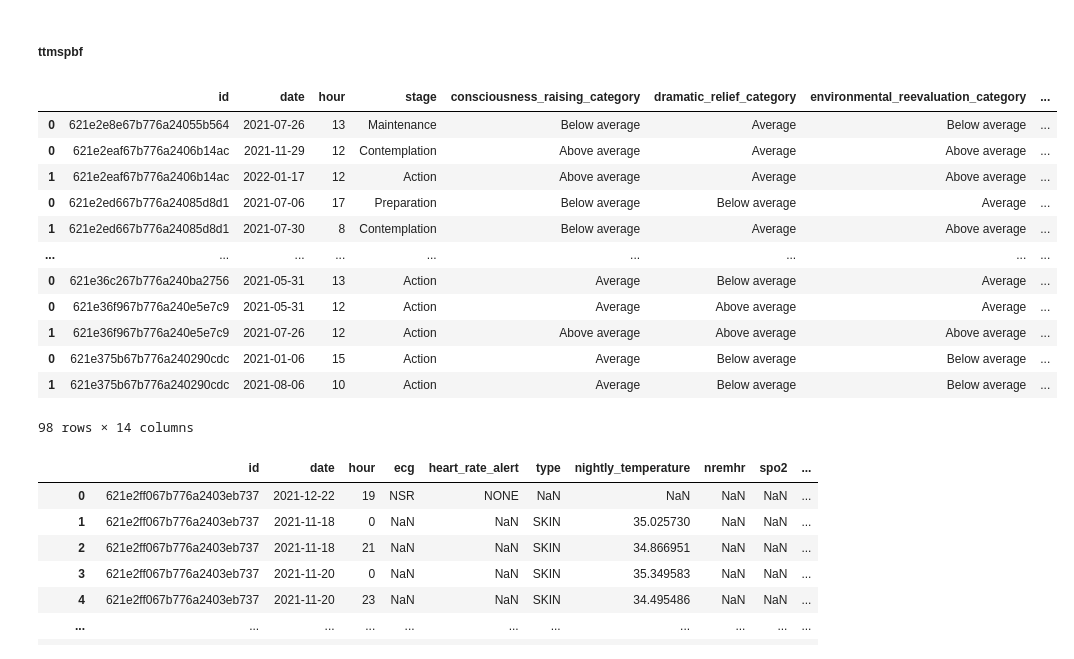
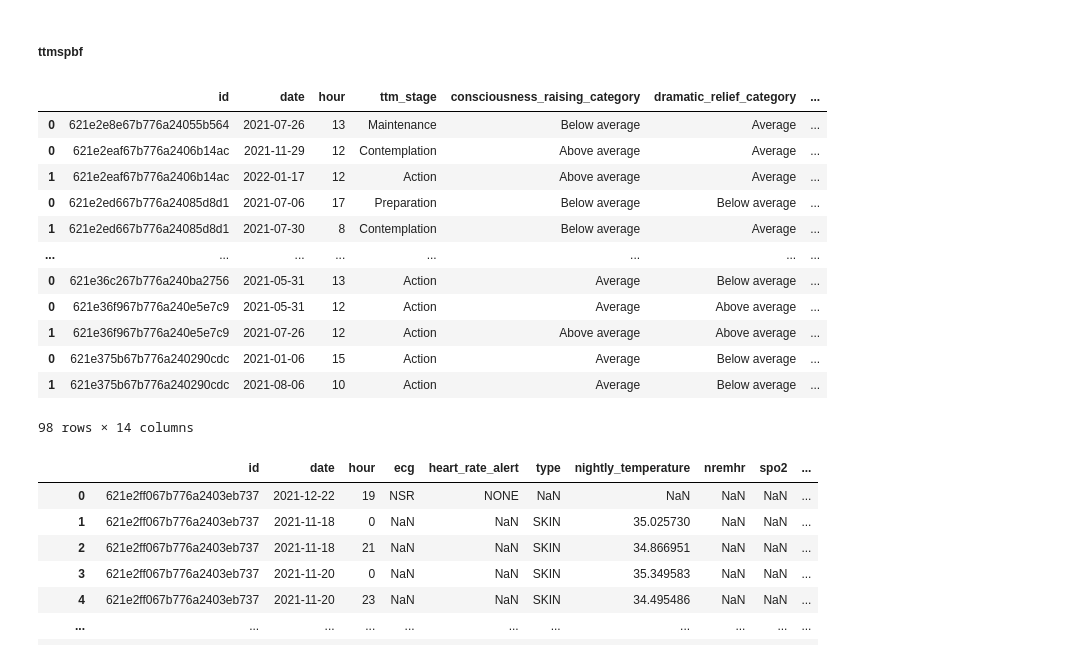
Before and after one commit to eparascho/LLMs-for-explanations, a Jupyter notebook: data_loading/surveys_data_loading.ipynb, the cells around one changed output. Drawn from its saved outputs; the diff is of its cells as text; code cells hidden in the pictures.

Commit message:
Surveys and semas pkl files

```diff
--- a/data_loading/surveys_data_loading.ipynb
+++ b/data_loading/surveys_data_loading.ipynb
@@ -439,7 +440,7 @@ ttm["date"] = ttm["data"].apply(lambda d: d["submitdate"])
 ttm = data_loading.date_conversion(ttm)
 
 # split data column (json format) into two columns (df format)
-ttm["stage"] = ttm["data"].apply(lambda d: d["stage"])
+ttm["ttm_stage"] = ttm["data"].apply(lambda d: d["stage"])
 for engage in range(2,32):
     if engage < 10:
         col_name = "processes[SQ00{}]".format(engage)
@@ -454,7 +455,7 @@ for engage in range(2,32):
 ttm.drop(['data', 'type'], axis=1, inplace=True)
 
 # encoding of the answer of the stage based on the official scoring document
-ttm["stage"] = ttm.stage.apply(lambda response: surveys_scoring.define_stage_of_change(response))
+ttm["ttm_stage"] = ttm.ttm_stage.apply(lambda response: surveys_scoring.define_stage_of_change(response))
 
 # calculation of each item's/stage's score based on the official scoring document
 ttm["consciousness_raising"] = ttm[["processes[SQ001]","processes[SQ011]", "processes[SQ021]"]].mean(axis=1)
@@ -462,45 +463,45 @@ ttm["dramatic_relief"] = ttm[["processes[SQ002]","processes[SQ012]", "processes[
 ttm["environmental_reevaluation"] = ttm[["processes[SQ003]","processes[SQ013]", "processes[SQ023]"]].mean(axis=1)
 ttm["self_reevaluation"] = ttm[["processes[SQ004]","processes[SQ014]", "processes[SQ024]"]].mean(axis=1)
 ttm["social_liberation"] = ttm[["processes[SQ005]","processes[SQ015]", "processes[SQ025]"]].mean(axis=1)
 ttm["counterconditioning"] = ttm[["processes[SQ006]","processes[SQ016]", "processes[SQ026]"]].mean(axis=1)
 ttm["helping_relationships"] = ttm[["processes[SQ007]","processes[SQ017]", "processes[SQ027]"]].mean(axis=1)
 ttm["reinforcement_management"] = ttm[["processes[SQ008]","processes[SQ018]", "processes[SQ028]"]].mean(axis=1)
 ttm["self_liberation"] = ttm[["processes[SQ009]","processes[SQ019]", "processes[SQ029]"]].mean(axis=1)
 ttm["stimulus_control"] = ttm[["processes[SQ010]","processes[SQ020]", "processes[SQ030]"]].mean(axis=1)
 
 # convert the score into stress category using mean and std
 convert_ttm = ttm.iloc[:,-10:]
 for col in convert_ttm.columns:
     mean_col = ttm[col].mean()
     std_col = ttm[col].std()
     col_name = "{}_category".format(col)
     ttm[col_name] = ttm[col].apply(lambda score: surveys_scoring.get_category(score, mean_col, std_col))
 
 # drop unnecessary columns and rename columns
 ttm = ttm[ttm.columns.drop(list(ttm.filter(regex='processes')))]
 ttm.rename(columns={'user_id': 'id'}, inplace=True)
 ttm.drop(columns=ttm.columns[4:14], inplace=True)
 
 # check for duplicates
 # Findings: 4 duplicates found based on (id, date) which is wrong, since this answer had to be collected max once at the beginning of the experiment and max once at the end of the experiment
 # Approach: keep the latest record
 ttm.sort_values(by=['id', 'date', 'hour'], inplace=True)
 ttm.drop_duplicates(subset=["id", "date"], inplace=True, keep="last")
 
 ttm
 # %% [output]
-|  | id | date | hour | stage | consciousness_raising_category | dramatic_relief_category | environmental_reevaluation_category | ... |
-| 0 | 621e2e8e67b776a24055b564 | 2021-07-26 | 13 | Maintenance | Below average | Average | Below average | ... |
-| 0 | 621e2eaf67b776a2406b14ac | 2021-11-29 | 12 | Contemplation | Above average | Average | Above average | ... |
-| 1 | 621e2eaf67b776a2406b14ac | 2022-01-17 | 12 | Action | Above average | Average | Above average | ... |
-| 0 | 621e2ed667b776a24085d8d1 | 2021-07-06 | 17 | Preparation | Below average | Below average | Average | ... |
-| 1 | 621e2ed667b776a24085d8d1 | 2021-07-30 | 8 | Contemplation | Below average | Average | Above average | ... |
-| ... | ... | ... | ... | ... | ... | ... | ... | ... |
-| 0 | 621e36c267b776a240ba2756 | 2021-05-31 | 13 | Action | Average | Below average | Average | ... |
-| 0 | 621e36f967b776a240e5e7c9 | 2021-05-31 | 12 | Action | Average | Above average | Average | ... |
-| 1 | 621e36f967b776a240e5e7c9 | 2021-07-26 | 12 | Action | Above average | Above average | Above average | ... |
-| 0 | 621e375b67b776a240290cdc | 2021-01-06 | 15 | Action | Average | Below average | Below average | ... |
-| 1 | 621e375b67b776a240290cdc | 2021-08-06 | 10 | Action | Average | Below average | Below average | ... |
+|  | id | date | hour | ttm_stage | consciousness_raising_category | dramatic_relief_category | ... |
+| 0 | 621e2e8e67b776a24055b564 | 2021-07-26 | 13 | Maintenance | Below average | Average | ... |
+| 0 | 621e2eaf67b776a2406b14ac | 2021-11-29 | 12 | Contemplation | Above average | Average | ... |
+| 1 | 621e2eaf67b776a2406b14ac | 2022-01-17 | 12 | Action | Above average | Average | ... |
+| 0 | 621e2ed667b776a24085d8d1 | 2021-07-06 | 17 | Preparation | Below average | Below average | ... |
+| 1 | 621e2ed667b776a24085d8d1 | 2021-07-30 | 8 | Contemplation | Below average | Average | ... |
+| ... | ... | ... | ... | ... | ... | ... | ... |
+| 0 | 621e36c267b776a240ba2756 | 2021-05-31 | 13 | Action | Average | Below average | ... |
+| 0 | 621e36f967b776a240e5e7c9 | 2021-05-31 | 12 | Action | Average | Above average | ... |
+| 1 | 621e36f967b776a240e5e7c9 | 2021-07-26 | 12 | Action | Above average | Above average | ... |
+| 0 | 621e375b67b776a240290cdc | 2021-01-06 | 15 | Action | Average | Below average | ... |
+| 1 | 621e375b67b776a240290cdc | 2021-08-06 | 10 | Action | Average | Below average | ... |
 98 rows × 14 columns
 # %%
 # merge with fitbit data
```
Also changed, not shown: parts of 2 cells of this notebook, 1 other file.
